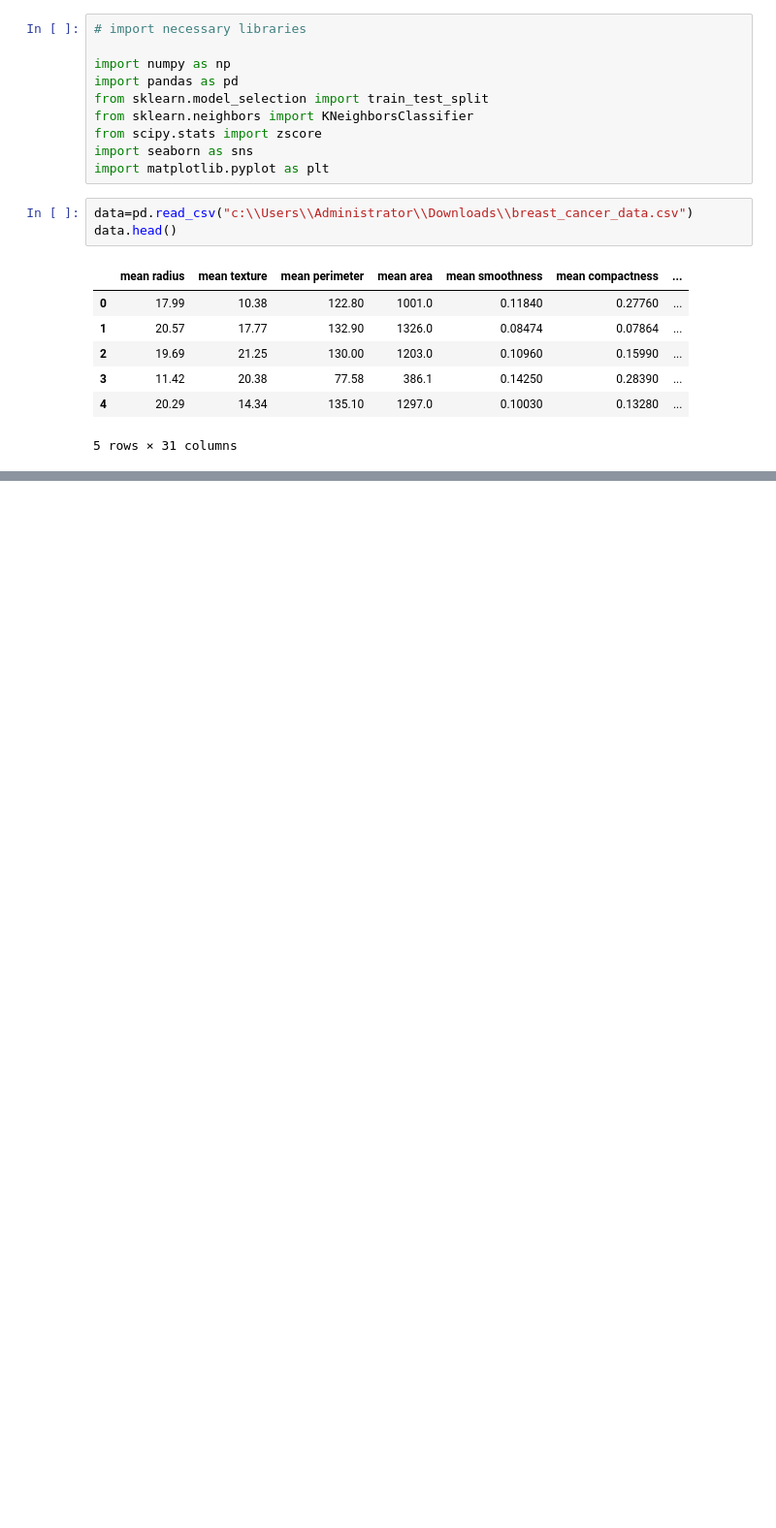
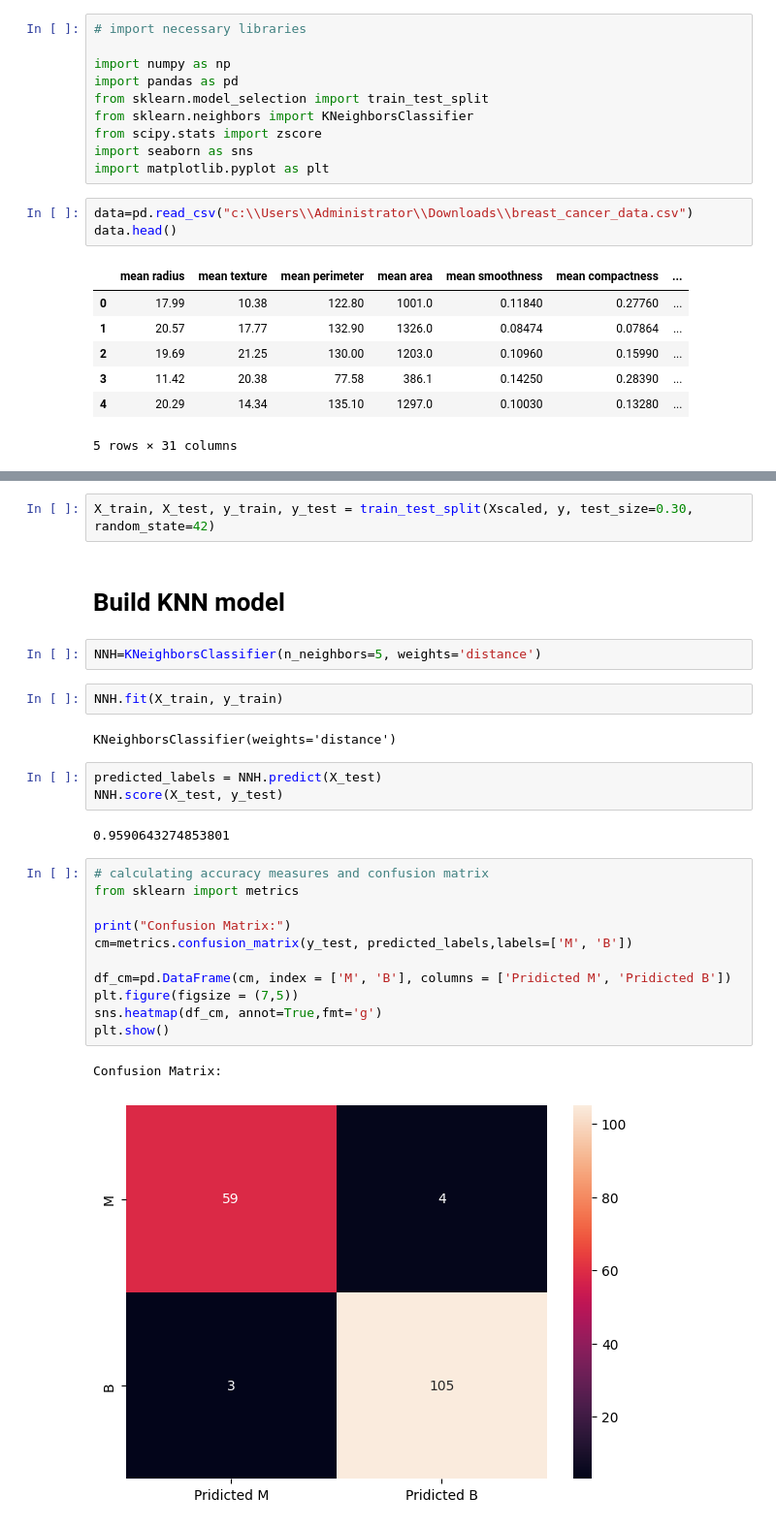
Before and after one commit to harshilgohil04/Machine_Learning, a Jupyter notebook: Supervised Learning/KNN.ipynb, the cells around one changed output, grey strips where cells are left out. Shown: that part at 97% size. Drawn from its saved outputs; the diff is of its cells as text; blank space fills up the shorter version.

```diff
--- a/Supervised Learning/KNN.ipynb
+++ b/Supervised Learning/KNN.ipynb
@@ -25,0 +134,29 @@ TypeError: load_dataset() missing 1 required positional argument: 'name'
+# %%
+X_train, X_test, y_train, y_test = train_test_split(Xscaled, y, test_size=0.30, random_state=42)
+# %% [markdown]
+# Build KNN model
+# %%
+NNH=KNeighborsClassifier(n_neighbors=5, weights='distance')
+# %%
+NNH.fit(X_train, y_train)
+# %% [output]
+KNeighborsClassifier(weights='distance')
+# %%
+predicted_labels = NNH.predict(X_test)
+NNH.score(X_test, y_test)
+# %% [output]
+0.9590643274853801
+# %%
+# calculating accuracy measures and confusion matrix
+from sklearn import metrics
+
+print("Confusion Matrix:")
+cm=metrics.confusion_matrix(y_test, predicted_labels,labels=['M', 'B'])
+
+df_cm=pd.DataFrame(cm, index = ['M', 'B'], columns = ['Pridicted M', 'Pridicted B'])
+plt.figure(figsize = (7,5))
+sns.heatmap(df_cm, annot=True,fmt='g')
+plt.show()
+# %% [output]
+Confusion Matrix:
+[figure, added]
```
Also changed, not shown: parts of 17 cells of this notebook.
